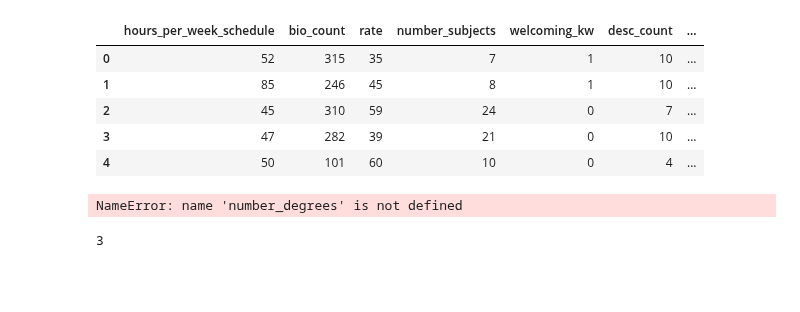
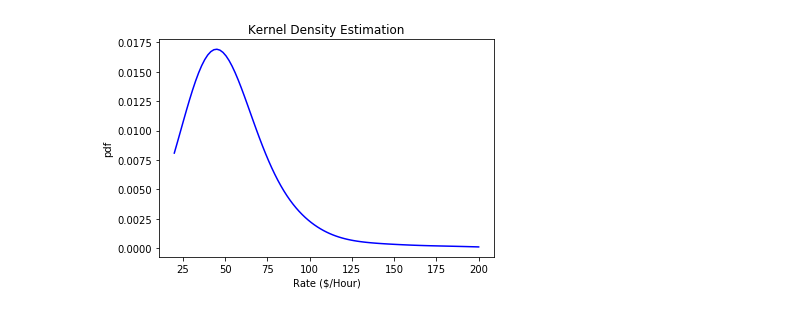
Before and after one commit to vijayoct27/tutor_prediction, a Jupyter notebook: tutor_prediction.ipynb, the cells around one changed output. Drawn from its saved outputs; the diff is of its cells as text; code cells hidden in the pictures; blank space fills up the shorter version.

Commit message:
adding in test case

```diff
--- a/tutor_prediction.ipynb
+++ b/tutor_prediction.ipynb
@@ -279,11 +279,11 @@ for f in subjects_input:
 desc_count = len(desc_input.split(' '))
 bio_count = len(bio_input_lemm.split(' '))
 
+experience_count = 0
+welcoming_count = 0
+goal_count = 0
+passion_count = 0
 for b in bio_input_lemm:
-    experience_count = 0
-    welcoming_count = 0
-    goal_count = 0
-    passion_count = 0
     if any(x in b for x in experience_list):
         experience_count += 1
     if any(x in b for x in welcoming_list):
@@ -293,10 +293,11 @@ for b in bio_input_lemm:
     if any(x in b for x in passion_list):
         passion_count += 1
 
+number_degrees = edu_input.count(',') + 1
+
 undergrad_count = 0
 postgrad_count = 0
 certified_count = 0
-
 if any(x in edu_input for x in undergrad):
     undergrad_count += 1
 if any(x in edu_input for x in postgrad):
@@ -304,9 +305,6 @@ if any(x in edu_input for x in postgrad):
 if any(x in edu_input for x in certified):
     certified_count +=1
 
-top_school = 0
+    top_school = 0
 if any(x in edu_input for x in list_of_top_schools):
     top_school += 1
-
-edu_input = edu_input.split(' ')
-number_degrees = len(edu_input)
@@ -336,12 +311,3 @@ demand_trans = demand_pipe.transform(demand_data)
-# %%
-demand_data.head()
-# %% [output]
-|  | hours_per_week_schedule | bio_count | rate | number_subjects | welcoming_kw | desc_count | ... |
-| 0 | 52 | 315 | 35 | 7 | 1 | 10 | ... |
-| 1 | 85 | 246 | 45 | 8 | 1 | 10 | ... |
-| 2 | 45 | 310 | 59 | 24 | 0 | 7 | ... |
-| 3 | 47 | 282 | 39 | 21 | 0 | 10 | ... |
-| 4 | 50 | 101 | 60 | 10 | 0 | 4 | ... |
 # %%
 desc_input = 'Whats up, man?'
 bio_input = 'experience teaching and tutoring. I really look forward to hearing from you! also enjoy helping students'
@@ -350,10 +316,10 @@ subjects_input = ['Algebra 1', 'Precalculus', 'Chemistry']
 edu_input = 'Boston University, Yale BS physics'
 rate_input = 50.0
 # %%
-rate_data_test = [number_subjects, top_school, schedule_input, bio_count, number_degrees, desc_count, num_popular_subjects]
+important_features_rate = ['number_subjects',
+                           'top_school',
+                           'hours_per_week_schedule',
+                           'bio_count',
+                           'number_degrees',
+                           'desc_count',
+                           'num_popular_subjects']
-# %% [output]
-NameError: name 'number_degrees' is not defined
-# %%
-'asdfasdf\nasdfasdfasdfasdfasdf\nasdfsdfsdf'.count('\n') + 1
-# %% [output]
-3
@@ -361,0 +326,29 @@ NameError: name 'number_degrees' is not defined
+# %%
+rate_data = pd.read_csv('tutor_data_rate.csv').drop(columns='Unnamed: 0')
+rate_data_f = rate_data.drop(columns=['rate'])
+rate_pipe = Pipeline([
+        ('scaler', StandardScaler()),
+        ('reduce_dim', PCA(n_components=3))
+        ])
+rate_pipe.fit(rate_data_f)
+rate_trans = rate_pipe.transform(rate_data_f)
+rate_data_test = [number_subjects,
+                  top_school,
+                  schedule_input,
+                  bio_count,
+                  number_degrees,
+                  desc_count,
+                  num_popular_subjects]
+input_rate = rate_pipe.transform(np.array(rate_data_test).reshape(1,-1))
+weights_rate = (1. / np.linalg.norm(input_rate - rate_trans, axis=-1))
+
+rate_gkde = stats.gaussian_kde(rate_data.rate, bw_method = 0.5, weights=weights_rate)
+rate_ind = np.linspace(20, 200, 101)
+rate_kdepdf = rate_gkde.evaluate(ind)
+plt.plot(rate_ind, rate_kdepdf, label='kde_weights', color="b")
+plt.title('Kernel Density Estimation')
+plt.ylabel('pdf')
+plt.xlabel('Rate ($/Hour)')
+plt.show()
+# %% [output]
+[figure, added]
```
Also changed, not shown: parts of 6 cells of this notebook, 4 other files.
